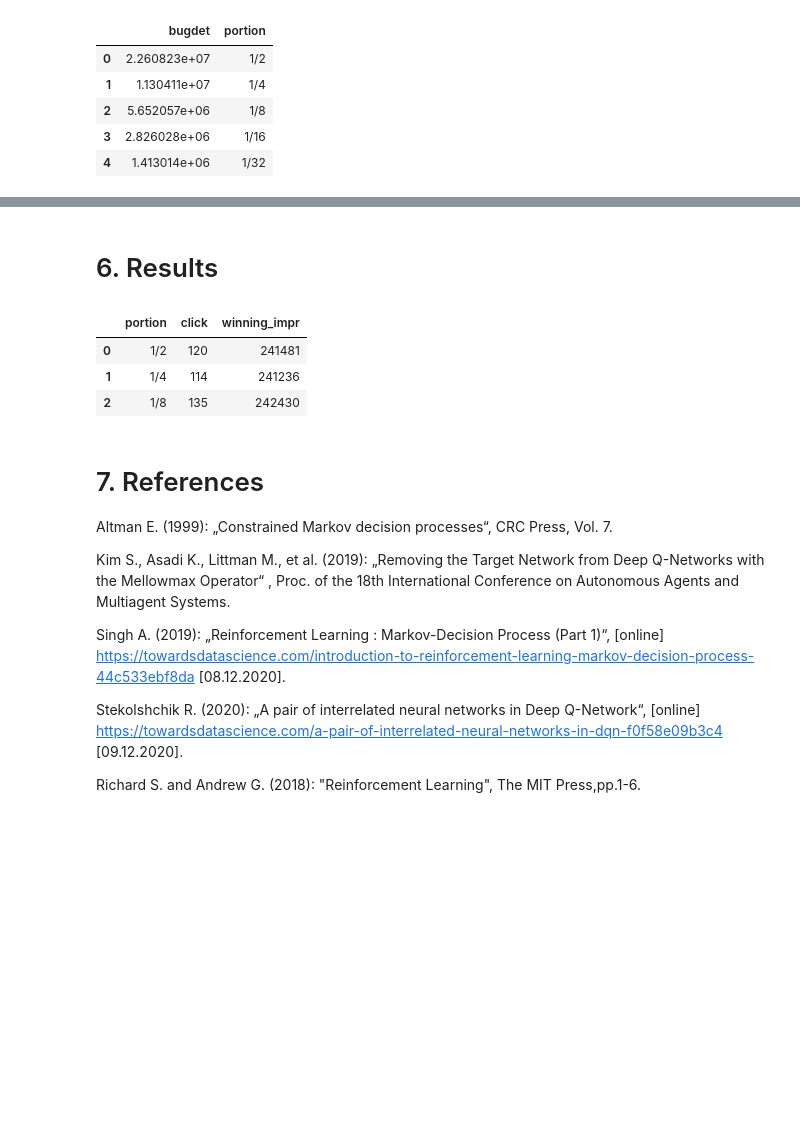
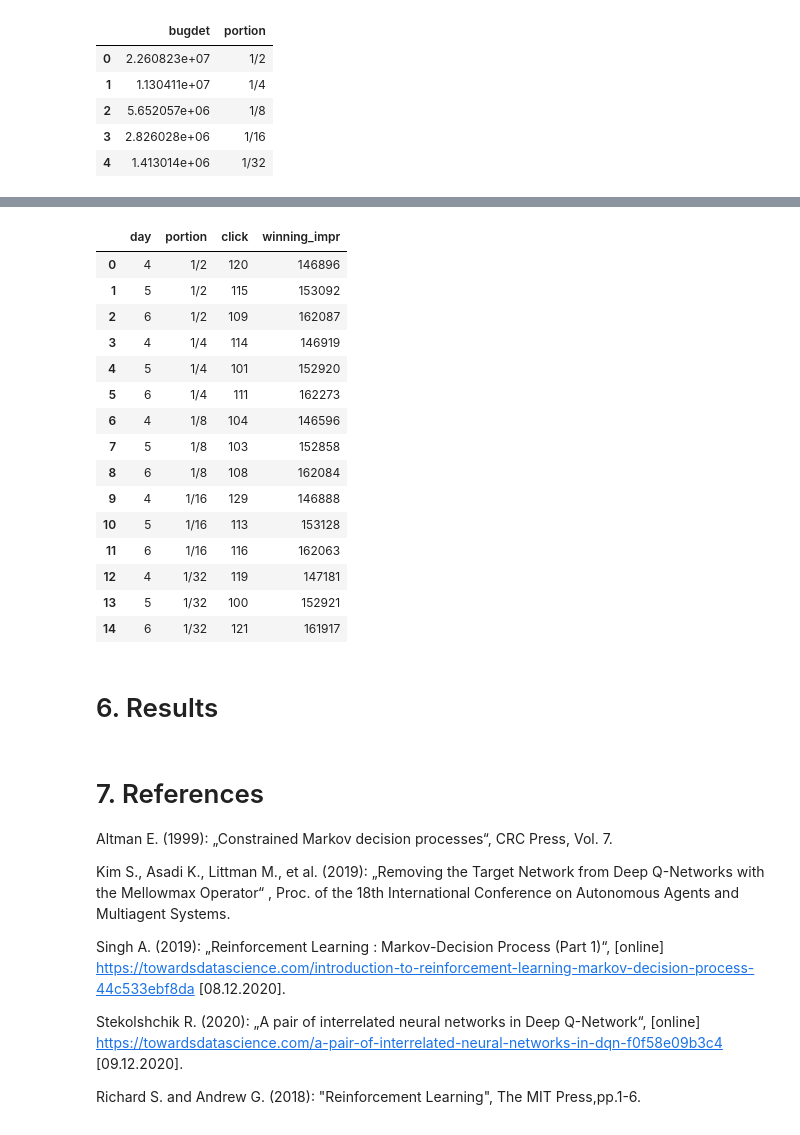
Before and after one commit to aynetdia/Budget_Constrained_Bidding, a Jupyter notebook: Tutorial.ipynb, the cells around one changed output, grey strips where cells are left out. Saved outputs shown, nothing was run; the diff lists cells and outputs as text; code cells hidden in the pictures; blank space fills up the shorter version.

```diff
--- a/Tutorial.ipynb
+++ b/Tutorial.ipynb
@@ -334,0 +339,8 @@ rb_result_df
+# %%
+bid_random = bid_requests_test
+bid_tol_cost= bid_requests_test.payprice.sum()
+bid_budget = pd.DataFrame()
+bid_budget['bugdet']=[bid_tol_cost/2,bid_tol_cost/4,bid_tol_cost/8,bid_tol_cost/16,bid_tol_cost/32]
+bid_budget['bugdet']/=3
+bid_budget['portion']=['1/2','1/4','1/8','1/16','1/32']
+bid_budget
@@ -335,12 +354,46 @@ rb_result_df
+# %%
+
+rb_result_df_b = pd.DataFrame(columns= ['day','portion','click','winning_impr'])
+highest_bid = bid_random.bidprice.sum()/len(bid_random)
+ass_num=0
+for i in range(len(bid_budget)):
+    budget=bid_budget.at[i,'bugdet']
+   # for epoch in range(epochs):
+    rb = Random_Bidding()
+    rb.budget = budget
+    rb.bid_requests=bid_random
+    rb.total_bids=len(rb.bid_requests)
+    rb.random_bidding(highest_bid=highest_bid)
+    ass_num=0
+    for day in bid_random['weekday'].unique():
+        rb_result_df_b.at[i*len(bid_random['weekday'].unique())+ass_num,'portion']=bid_budget.at[i,'portion']
+        rb_result_df_b.at[i*len(bid_random['weekday'].unique())+ass_num,'day']=day
+        rb_result_df_b.at[i*len(bid_random['weekday'].unique())+ass_num,'winning_impr']=sum(rb.df.loc[rb.df['day']==day]['wins'])
+        rb_result_df_b.at[i*len(bid_random['weekday'].unique())+ass_num,'click']=sum(rb.df.loc[(rb.df['day']==day) & (rb.df['wins']==1)]['click'])
+        ass_num+=1
+
+
+
+rb_result_df_b
+# %% [output]
+|  | day | portion | click | winning_impr |
+| 0 | 4 | 1/2 | 120 | 146896 |
+| 1 | 5 | 1/2 | 115 | 153092 |
+| 2 | 6 | 1/2 | 109 | 162087 |
+| 3 | 4 | 1/4 | 114 | 146919 |
+| 4 | 5 | 1/4 | 101 | 152920 |
+| 5 | 6 | 1/4 | 111 | 162273 |
+| 6 | 4 | 1/8 | 104 | 146596 |
+| 7 | 5 | 1/8 | 103 | 152858 |
+| 8 | 6 | 1/8 | 108 | 162084 |
+| 9 | 4 | 1/16 | 129 | 146888 |
+| 10 | 5 | 1/16 | 113 | 153128 |
+| 11 | 6 | 1/16 | 116 | 162063 |
+| 12 | 4 | 1/32 | 119 | 147181 |
+| 13 | 5 | 1/32 | 100 | 152921 |
+| 14 | 6 | 1/32 | 121 | 161917 |
 # %% [markdown]
 # 6. Results
-# %%
-rb_result_df
-# %% [output]
-|  | portion | click | winning_impr |
-| 0 | 1/2 | 120 | 241481 |
-| 1 | 1/4 | 114 | 241236 |
-| 2 | 1/8 | 135 | 242430 |
 # %% [markdown]
 # 7. References
 
```
Also changed, not shown: parts of 4 cells of this notebook.
